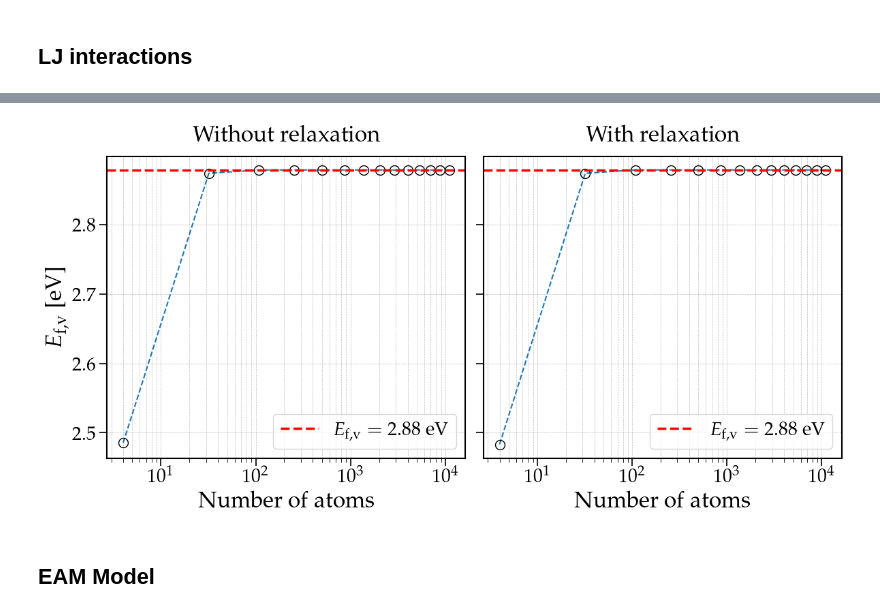
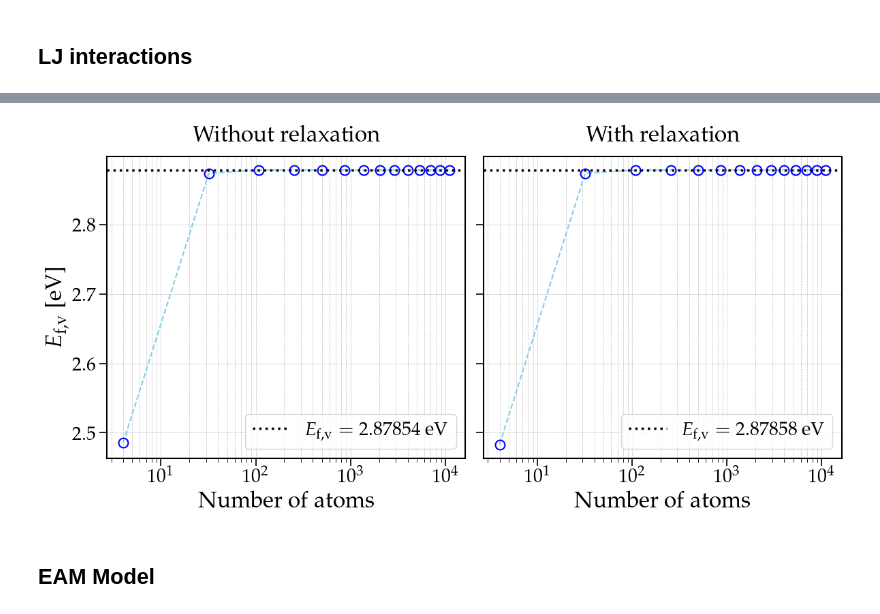
Before and after one commit to sylvainshan/MSE-468-Atomisitc-and-Quantum-Simulations-of-Materials, a Jupyter notebook: lab1/Exercise2/Exercice2.ipynb, the cells around one changed output, grey strips where cells are left out. Drawn from its saved outputs; the diff is of its cells as text; code cells hidden in the pictures.

```diff
--- a/lab1/Exercise2/Exercice2.ipynb
+++ b/lab1/Exercise2/Exercice2.ipynb
@@ -77,12 +77,15 @@ for i in range(1, 15):
     filename = f"LJ/Ag_Supercell_{i}x{i}x{i}.lmp"
     create_vacancy(filename)
 # %%
-def plot_E_vacancy(df, col1="N", col2="Vacancy Formation Energy", ax=None, title=None):
+def plot_E_vacancy(df, col1="N", col2="Vacancy Formation Energy",
+                   ax=None, title=None, marker='o',  markeredgecolor='black', color='skyblue',
+                   markersize=10, markeredgewidth=1.5):
     if ax is None:
         fig, ax = plt.subplots(figsize=(8, 6))
 
-    ax.plot(df[col1], df[col2], marker="o", markerfacecolor="None", markeredgecolor="black", linestyle="--", linewidth=1.5)
-    ax.axhline(df[col2].iloc[-1], color="red", linestyle="--", label=rf"$E_{{\rm f,v}} = {df[col2].iloc[-1]:.2f}$ eV")
+    ax.plot(df[col1], df[col2], marker=marker, markerfacecolor="None", markeredgecolor=markeredgecolor, linestyle="--",
+            linewidth=1.5, color=color, markersize=markersize,  markeredgewidth= markeredgewidth)
+    ax.axhline(df[col2].iloc[-1], color="black", linestyle=":", label=rf"$E_{{\rm f,v}} = {df[col2].iloc[-1]:.5f}$ eV")
     ax.set_xlabel(r"Number of atoms")
     ax.set_ylabel(r"$E_{\rm f,v}$ [eV]")
     ax.set_xscale("log")
@@ -105,8 +108,9 @@ def compute_vacation_formation_energy(filename_no_vacancy, filename_vacancy):
     df["Vacancy Formation Energy"] = df["E_vacancy"] - (df["N-1"] / df["N"]) * df["E_no_vacancy"]
     df["|E_vac/E_coh|"] = np.abs(df["Vacancy Formation Energy"] / df["Bulk Energy"])
 
-    # Compute convergence
-    df["Convergence"] = np.abs(df["Vacancy Formation Energy"] - df["Vacancy Formation Energy"].iloc[-1])
+    # Compute convergence as the difference between the last two values
+    df["Convergence"] = df["Vacancy Formation Energy"].diff().abs()
+    df["Converged"] = df["Convergence"] < 1e-5
 
     return df
 # %% [markdown]
@@ -151,14 +160,14 @@ display(df_relax)
 # %%
 # Create subplots
 fig, axes = plt.subplots(1, 2, figsize=(12,6), sharey=True)
 
 # Plot on each subplot
-plot_E_vacancy(df_no_relax, ax=axes[0], title="Without relaxation")
-plot_E_vacancy(df_relax, ax=axes[1], title="With relaxation")
+plot_E_vacancy(df_no_relax, ax=axes[0], title="Without relaxation", markeredgecolor='blue')
+plot_E_vacancy(df_relax, ax=axes[1], title="With relaxation", markeredgecolor='blue')
 plt.tight_layout()
 plt.show()
 # %% [output]
-[figure, old version]
+[figure, new version]
 # %% [markdown]
 ## EAM Model
 # %%
```
Also changed, not shown: parts of 4 cells of this notebook, 28 other files.
